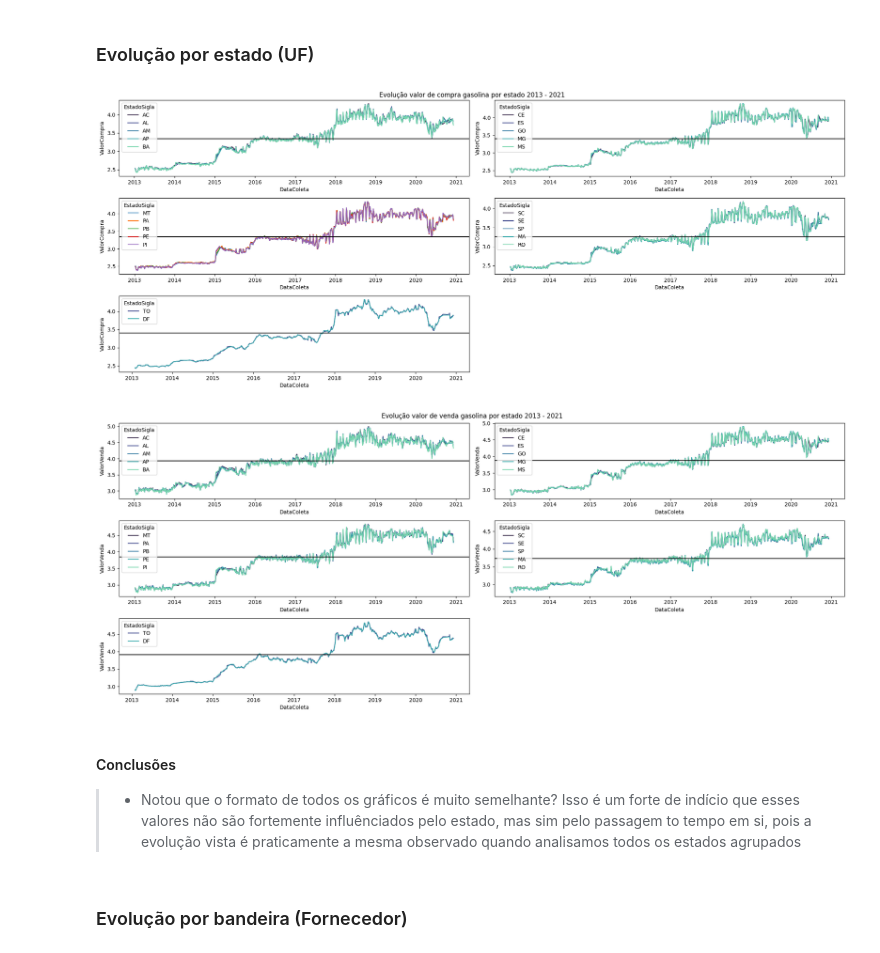
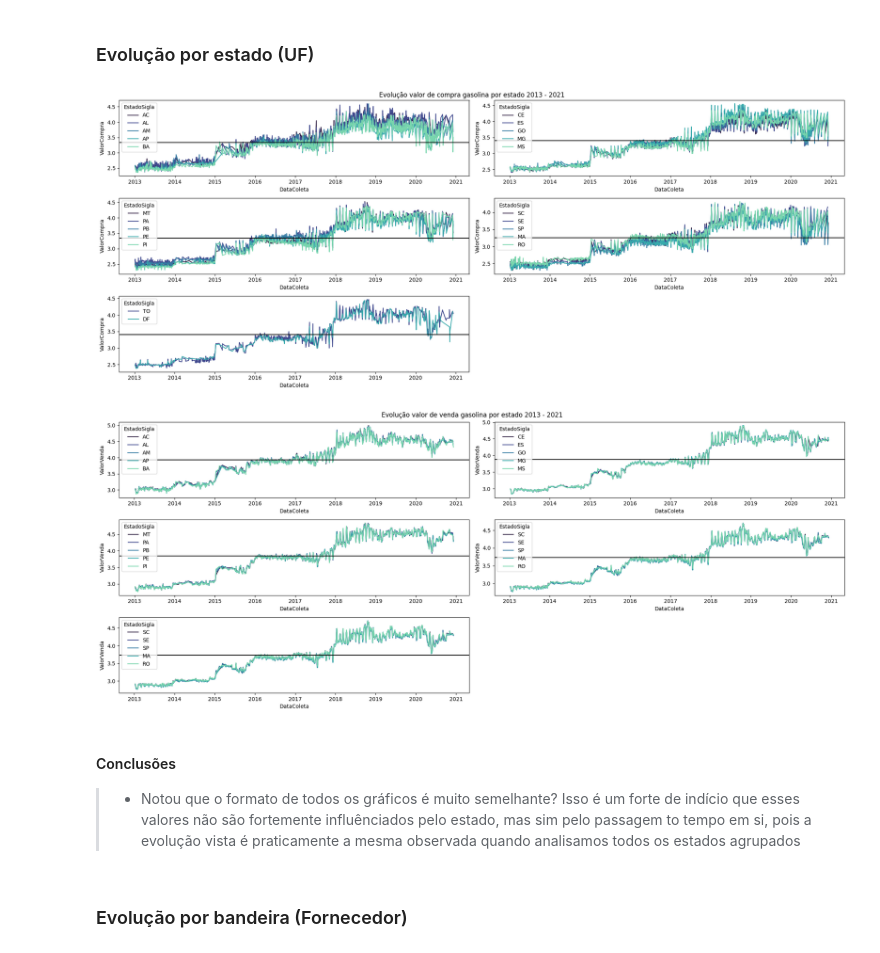
Before and after one commit to jorgecarvalhopi/Python_Analise-Precos-Combustiveis-2019, a Jupyter notebook: analise_v2.ipynb, the cells around one changed output. Saved outputs shown, nothing was run; the diff lists cells and outputs as text; code cells hidden in the pictures.

```diff
--- a/analise_v2.ipynb
+++ b/analise_v2.ipynb
@@ -242,7 +394,7 @@ estados = list(media_compra.index.get_level_values(1).unique())
 #==================================================================================================================================
 
 plt.figure(figsize = (20, 13)).suptitle('Evolução valor de compra gasolina por estado 2013 - 2021')
-mv_av_periods = 15
+mv_av_periods = 2
 
 plt.subplot(5, 2, 1)
 data_sliced = media_compra.loc[media_compra.index.get_level_values(1).isin(estados[0:5])]
@@ -329,39 +481,39 @@ data_sliced = media_venda.loc[media_venda.index.get_level_values(1).isin(estados
 sb.lineplot(x = data_sliced.index.get_level_values(0),
             y = data_sliced.rolling(mv_av_periods).mean(),
             hue = data_sliced.index.get_level_values(1),
             palette = 'mako'
            )
 plt.axhline(data_sliced.mean(), color = 'black')
 
 
 plt.subplot(5, 2, 4)
 data_sliced = media_venda.loc[media_venda.index.get_level_values(1).isin(estados[20:25])]
 sb.lineplot(x = data_sliced.index.get_level_values(0),
             y = data_sliced.rolling(mv_av_periods).mean(),
             hue = data_sliced.index.get_level_values(1),
             palette = 'mako'
            )
 plt.axhline(data_sliced.mean(), color = 'black')
 
 
 plt.subplot(5, 2, 5)
-data_sliced = media_venda.loc[media_venda.index.get_level_values(1).isin(estados[25:30])]
+tt = media_venda.loc[media_venda.index.get_level_values(1).isin(estados[25:30])]
 sb.lineplot(x = data_sliced.index.get_level_values(0),
             y = data_sliced.rolling(mv_av_periods).mean(),
             hue = data_sliced.index.get_level_values(1),
             palette = 'mako'
            )
 plt.axhline(data_sliced.mean(), color = 'black')
 
 plt.tight_layout()
 plt.savefig('evolução_venda_por_estado.png', dpi = 150)
 plt.show()
 # %% [output]
-[figure, old version]
+[figure, new version]
-[figure, old version]
+[figure, new version]
 # %% [markdown]
 #### Conclusões
-> - Notou que o formato de todos os gráficos é muito semelhante? Isso é um forte de indício que esses valores não são fortemente influênciados pelo estado, mas sim pelo passagem to tempo em si, pois a evolução vista é praticamente a mesma observado quando analisamos todos os estados agrupados
+> - Notou que o formato de todos os gráficos é muito semelhante? Isso é um forte de indício que esses valores não são fortemente influênciados pelo estado, mas sim pelo passagem to tempo em si, pois a evolução vista é praticamente a mesma observada quando analisamos todos os estados agrupados
 # %% [markdown]
 ### Evolução por bandeira (Fornecedor)
 # %%
```
Also changed, not shown: parts of 10 cells of this notebook.
